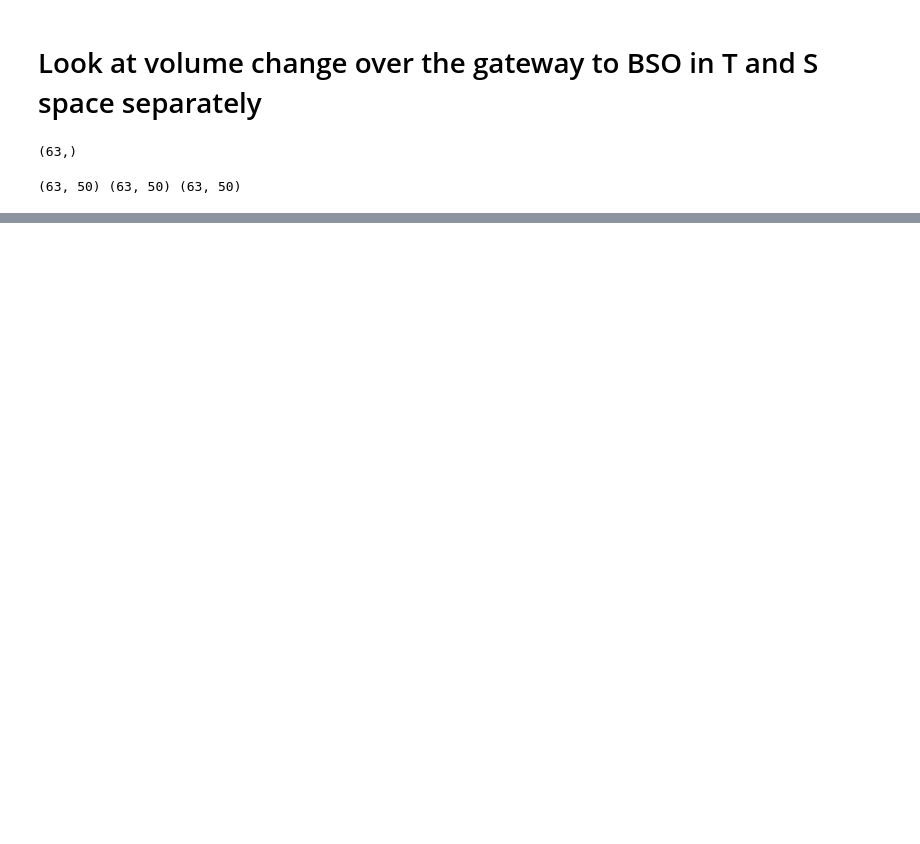
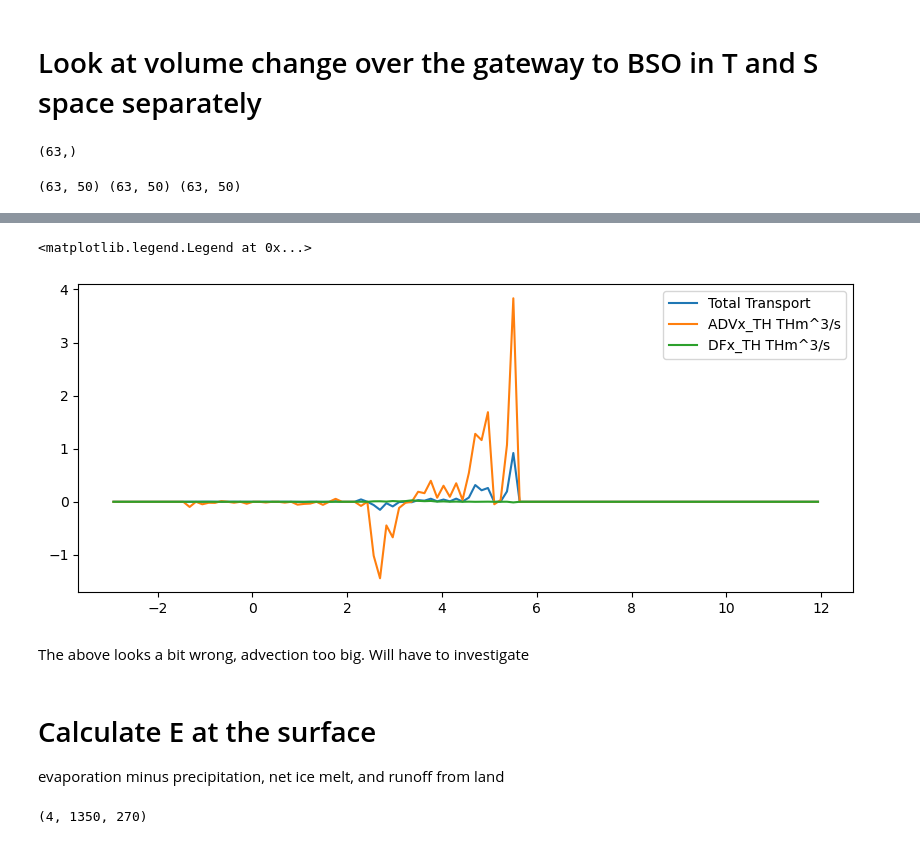
Before and after one commit to margaretmurakami/crios_backups, a Jupyter notebook: ASTE_270/Pemberton/VolumeExchangeDemo.ipynb, the cells around one changed output, grey strips where cells are left out. Drawn from its saved outputs; the diff is of its cells as text; code cells hidden in the pictures; blank space fills up the shorter version.

```diff
--- a/ASTE_270/Pemberton/VolumeExchangeDemo.ipynb
+++ b/ASTE_270/Pemberton/VolumeExchangeDemo.ipynb
@@ -966,9 +1063,9 @@ test = np.full(mskBasin.shape,np.nan)
 test[y1,x1] = 1
 # %%
 gateid = 1
-gate = "FramStrait"
-direction = "W/E"  # direction of the cross section - might need to adjust each time
-# m = 5  # month
+gate = "BarentsS"
+direction = "N/S"  # direction of the cross section - might need to adjust each time
+m = 1  # month
 x_curr,y_curr = x1,y1
 mygate = np.where(get_aste_tracer(test,nfx,nfy)[0] ==gateid)
 # %%
@@ -1129,0 +1318,52 @@ plt.savefig(path + gate + "pemberton_fig7_2014_v2.png",dpi=300)
+# %%
+# try not to plot full 2 by 2 figure because it's just the scales that are off
+volume_transp = aste_tracer2compact(Uo[m] * get_aste_tracer(cell_area_test,nfx,nfy)[0] / 1e6,nfx,nfy)
+Uadv = aste_tracer2compact(ADVx_THo[m] / 1e6,nfx,nfy)
+Udf = aste_tracer2compact(DFxE_THo[m] / 1e6,nfx,nfy)
+# %%
+# get gate transports
+vol_gate  = volume_transp[:,y_curr,x_curr]
+Uadv_gate = Uadv[:,y_curr,x_curr]
+Udf_gate  = Udf[:,y_curr,x_curr]
+
+# get the TS values here
+fig = plt.figure()
+
+ax = plt.subplot(111)
+data = vol_gate
+tmpt = np.zeros(binsTH_centers.shape)
+for i in range (vol_gate.shape[0]):
+    for j in range(nz):
+        tmpbintheta = binned_theta_gate[i,j]
+        if not np.isnan(tmpbintheta):
+            tmpt[int(tmpbintheta)] += data[j,i]
+ax.plot(binsTH_centers,tmpt,label="Total Transport")
+
+data = Uadv_gate
+tmpadvt = np.zeros(binsTH_centers.shape)
+for i in range (vol_gate.shape[0]):
+    for j in range(nz):
+        tmpbintheta = binned_theta_gate[i,j]
+        if not np.isnan(tmpbintheta):
+            tmpadvt[int(tmpbintheta)] += data[j,i]
+ax.plot(binsTH_centers,tmpadvt,label="ADVx_TH THm^3/s")
+
+data = Udf_gate
+tmpadvt = np.zeros(binsTH_centers.shape)
+for i in range (vol_gate.shape[0]):
+    for j in range(nz):
+        tmpbintheta = binned_theta_gate[i,j]
+        if not np.isnan(tmpbintheta):
+            tmpadvt[int(tmpbintheta)] += data[j,i]
+ax.plot(binsTH_centers,tmpadvt,label="DFx_TH THm^3/s")
+
+ax.legend(loc="best")
+# %% [output]
+<matplotlib.legend.Legend at 0x...>
+[figure, added]
+# %% [markdown]
+The above looks a bit wrong, advection too big. Will have to investigate
+# %% [markdown]
+# Calculate E at the surface
+
+evaporation minus precipitation, net ice melt, and runoff from land
@@ -1129,0 +1379,4 @@ plt.savefig(path + gate + "pemberton_fig7_2014_v2.png",dpi=300)
+# %%
+EXFpreci.shape
+# %% [output]
+(4, 1350, 270)
```
Also changed, not shown: parts of 17 cells of this notebook, 5 other files.
